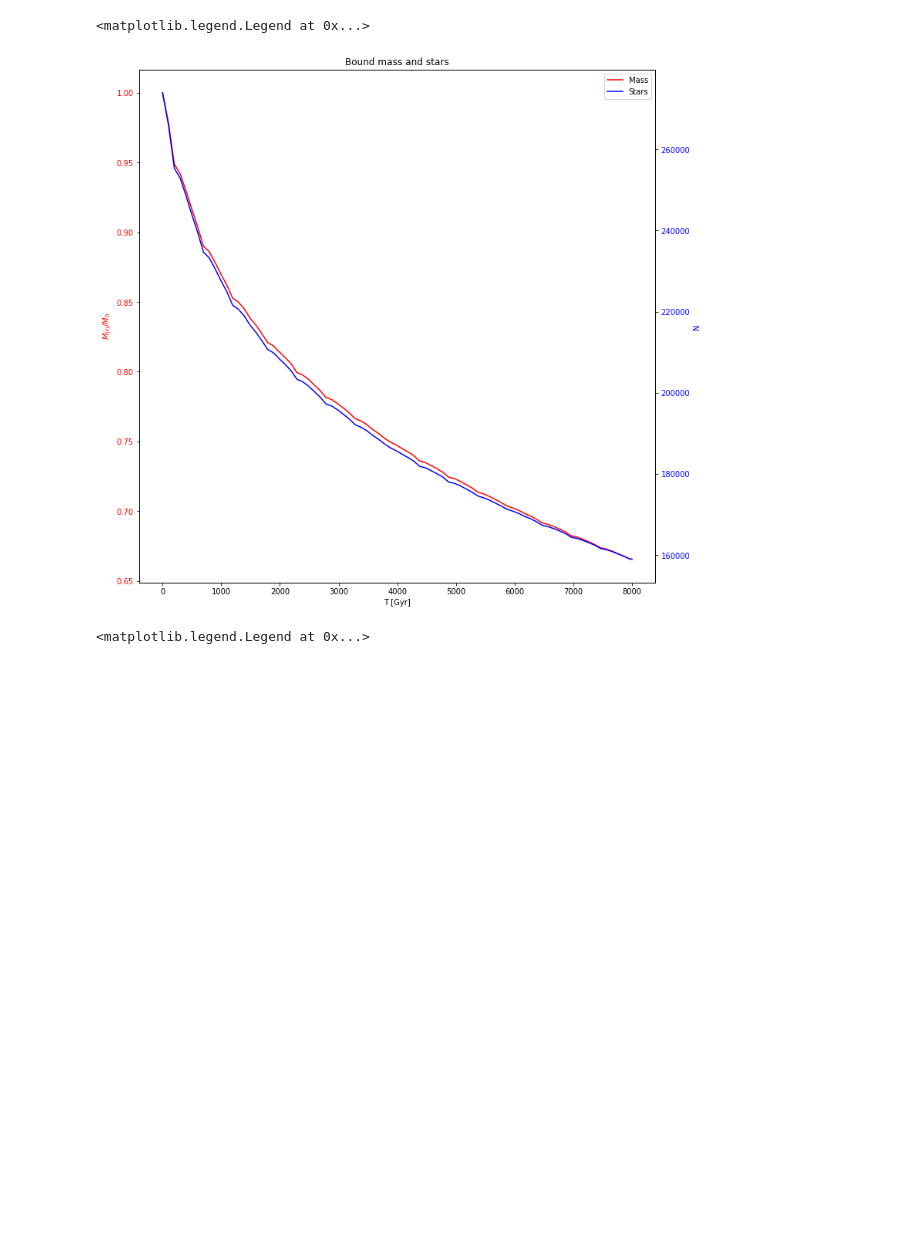
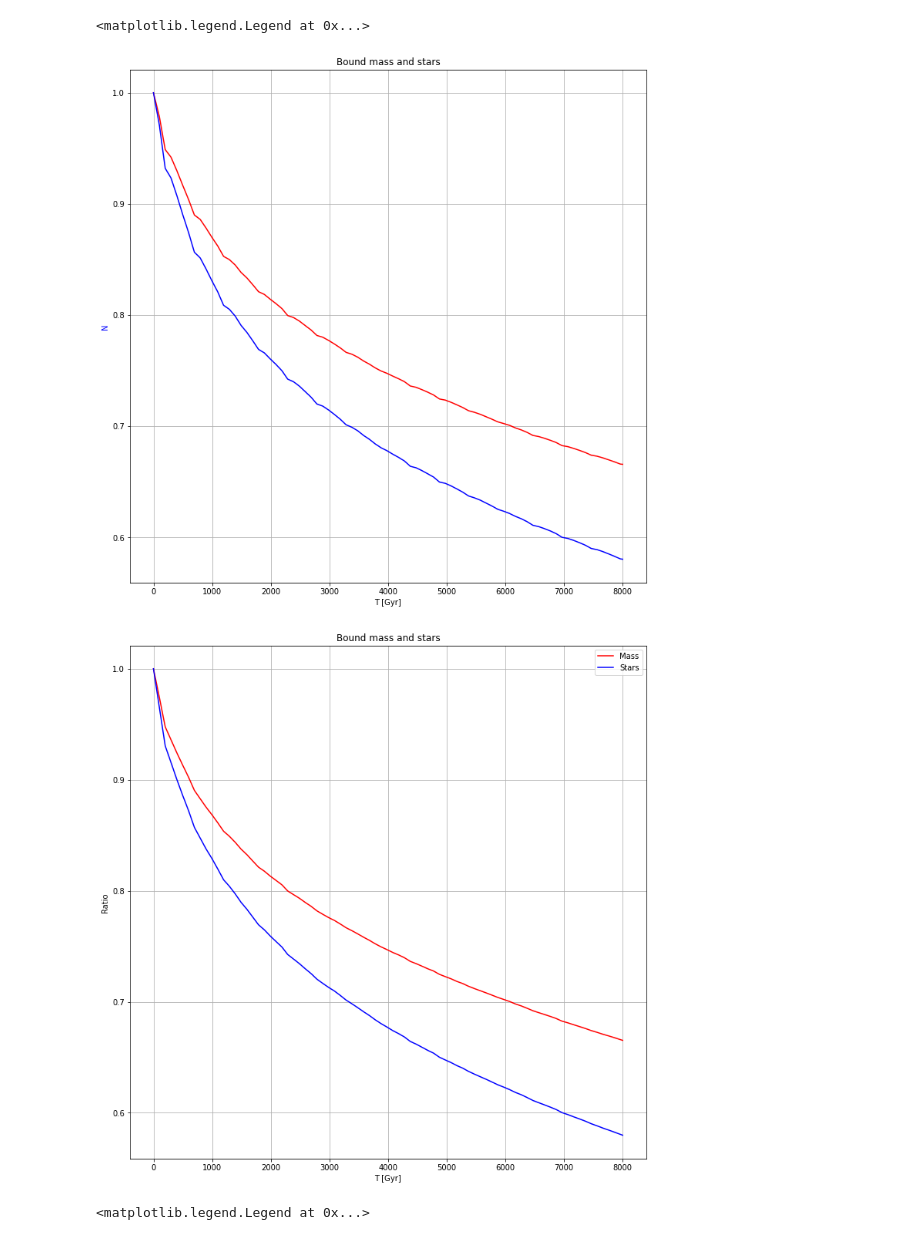
Before and after one commit to anthony-arnold/ngc6397, a Jupyter notebook: nbody - 8gyr.ipynb, the cells around one changed output. Drawn from its saved outputs; the diff is of its cells as text; code cells hidden in the pictures; blank space fills up the shorter version.

Commit message:
Add 8gyr to SB plot and start VD plot

```diff
--- a/nbody - 8gyr.ipynb
+++ b/nbody - 8gyr.ipynb
@@ -6,34 +6,68 @@ import matplotlib.pyplot as plt
 import matplotlib as mpl
 
 mpl.rcParams['figure.figsize'] = [12, 12]
 mpl.rcParams['figure.dpi'] = 72
 
 bound = np.loadtxt('8gyr/fort.31')
+bound2 = np.loadtxt('8gyr/bound')
 
 
 fig, ax = plt.subplots(ncols=1)
 ax.set(
     title=r'Bound mass and stars',
     xlabel=r'T [Gyr]'
 )
+
+ax.grid()
+
+ax.set_ylabel('ratio')
+plt_1 = ax.plot(bound[:,1], bound[:,-1], color='red', label='Mass')
+#ax.tick_params(axis ='y', labelcolor = 'red')
+
+
+#ax = ax.twinx()
+ax.set_ylabel(r'N', color='blue')
+plt_2 = ax.plot(bound[:,1], bound[:,2]/bound[0,2], color='blue', label='Stars')
+#ax.tick_params(axis ='y', labelcolor = 'blue')
+
+
+fig, ax = plt.subplots(ncols=1)
+ax.set(
+    title=r'Bound mass and stars',
+    xlabel=r'T [Gyr]'
+)
+
+'''
 ax.set_ylabel(r'$M_{(t)} / M_0$', color='red')
 plt_1 = ax.plot(bound[:,1], bound[:,-1], color='red', label='Mass')
 ax.tick_params(axis ='y', labelcolor = 'red')
 
 
 ax = ax.twinx()
 ax.set_ylabel(r'N', color='blue')
 plt_2 = ax.plot(bound[:,1], bound[:,2], color='blue', label='Stars')
 ax.tick_params(axis ='y', labelcolor = 'blue')
+'''
+
+ax.set_ylabel('Ratio')
+
+ax.grid()
+plt_1 = ax.plot(bound2[:,0], bound2[:,2], color='red', label='Mass')
+#ax.tick_params(axis ='y', labelcolor = 'red')
 
 
+#ax = ax.twinx()
+#ax.set_ylabel(r'$N_{(t)} / N_0$', color='blue')
+plt_2 = ax.plot(bound2[:,0], bound2[:,3], color='blue', label='Stars')
+#ax.tick_params(axis ='y', labelcolor = 'blue')
 
 lns = plt_1 + plt_2
 labels = [l.get_label() for l in lns]
 plt.legend(lns, labels, loc=0)
 # %% [output]
 <matplotlib.legend.Legend at 0x...>
-[figure, old version]
+[figure, new version]
+[figure, added]
 # %%
 orbit = np.loadtxt('8gyr/NGC6397.orb_irr', skiprows=1)
 nbody_orbit = np.loadtxt('8gyr/orbit', usecols=(1,2,3))
```
Also changed, not shown: 3 other files.
